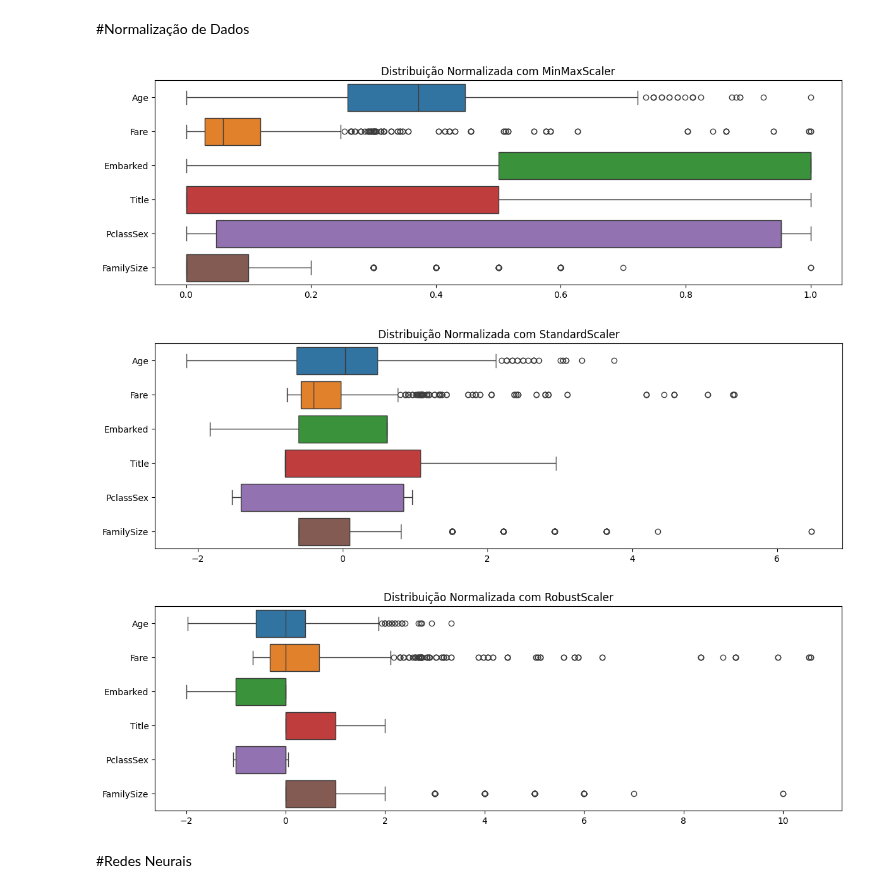
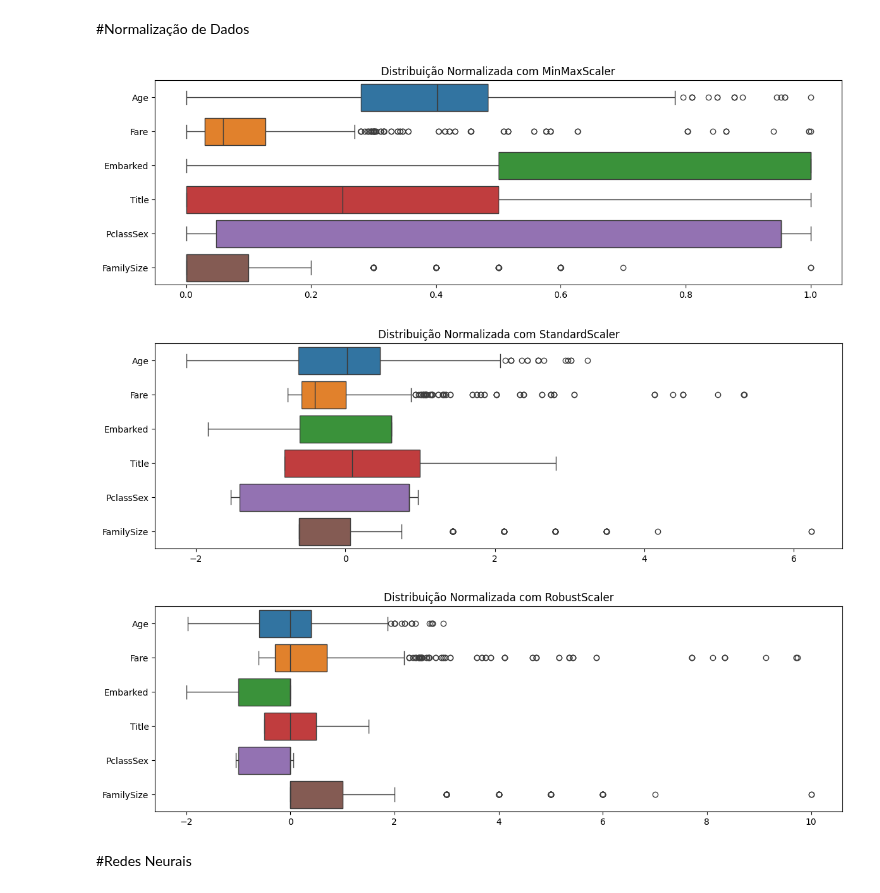
Before and after one commit to thalesgmendes/titanic-survival-analysis, a Jupyter notebook: Rede_Neurais_Avaliação_P3.ipynb, the cells around one changed output. Cells and saved outputs as stored; diff of their text form; code cells hidden in the pictures.

```diff
--- a/Rede_Neurais_Avaliação_P3.ipynb
+++ b/Rede_Neurais_Avaliação_P3.ipynb
@@ -699 +714,11 @@ print(amostra_balanceada)
+# %%
+from sklearn.model_selection import train_test_split
+
+Y = df_balanced["Survived"]  # Variável alvo (0 ou 1), que indica se o passageiro sobreviveu
+
+X = df_4  # Subconjunto dos dados
+
+# Divisão dos dados
+X_train, X_val, y_train, y_val = train_test_split(
+    X, Y, test_size=0.2, random_state=SEED, stratify=Y)
 # %%
@@ -745,42 +745,42 @@ scaler_robust = RobustScaler()
 
 # Aplica o MinMaxScaler ao DataFrame df_3 (calcula min/max e transforma)
 # O resultado é convertido de volta para um DataFrame do Pandas com as colunas originais
-X_train_minmax = pd.DataFrame(scaler_minmax.fit_transform(df_4), columns=df_4.columns)
+X_train_m = pd.DataFrame(scaler_minmax.fit_transform(X_train), columns=X_train.columns)
 
 # Aplica o StandardScaler ao DataFrame df_4 (calcula média/desvio padrão e transforma)
 # O resultado é convertido de volta para um DataFrame do Pandas
-X_train_standard = pd.DataFrame(scaler_zscore.fit_transform(df_4), columns=df_4.columns)
+X_train_z = pd.DataFrame(scaler_zscore.fit_transform(X_train), columns=X_train.columns)
 
 # Aplica o RobustScaler ao DataFrame df_4 (calcula mediana/IQR e transforma)
 # O resultado é convertido de volta para um DataFrame do Pandas
-x_train_robust = pd.DataFrame(scaler_robust.fit_transform(df_4), columns=df_4.columns)
+X_train_r = pd.DataFrame(scaler_robust.fit_transform(X_train), columns=X_train.columns)
 
 # Configura o tamanho da figura para o primeiro boxplot
 plt.figure(figsize=(12, 4))
 # Plota um boxplot horizontal dos dados escalonados com MinMaxScaler
-sns.boxplot(data=X_train_minmax, orient='h')
+sns.boxplot(data=X_train_m, orient='h')
 plt.title("Distribuição Normalizada com MinMaxScaler")
 # Ajusta o layout para evitar sobreposição de elementos
 plt.tight_layout()
 
 # Configura o tamanho da figura para o segundo boxplot
 plt.figure(figsize=(12, 4))
 # Plota um boxplot horizontal dos dados escalonados com StandardScaler
-sns.boxplot(data=X_train_standard, orient='h')
+sns.boxplot(data=X_train_z, orient='h')
 plt.title("Distribuição Normalizada com StandardScaler")
 # Ajusta o layout
 plt.tight_layout()
 
 # Configura o tamanho da figura para o terceiro boxplot
 plt.figure(figsize=(12, 4))
 # Plota um boxplot horizontal dos dados escalonados com RobustScaler
-sns.boxplot(data=x_train_robust, orient='h')
+sns.boxplot(data=X_train_r, orient='h')
 plt.title("Distribuição Normalizada com RobustScaler")
 # Ajusta o layout
 plt.tight_layout()
 # Exibe todos os gráficos criados
 plt.show()
 # %% [output]
-[figure, old version]
+[figure, new version]
-[figure, old version]
+[figure, new version]
-[figure, old version]
+[figure, new version]
```
Also changed, not shown: parts of 26 cells of this notebook.
